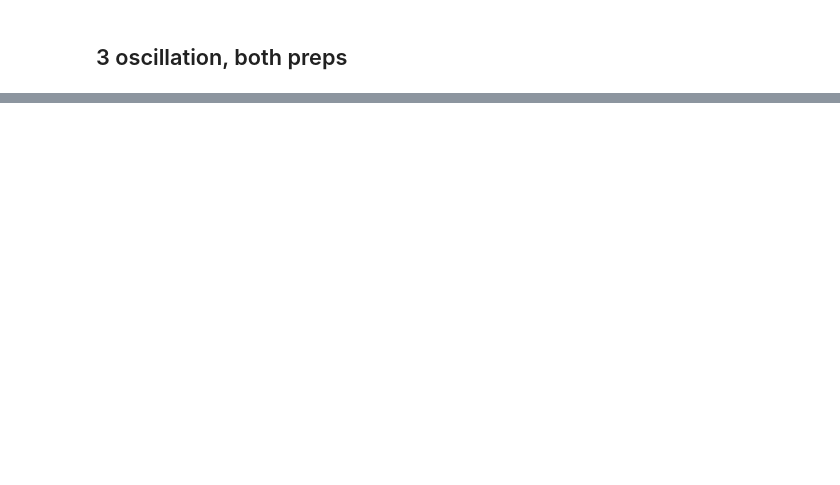
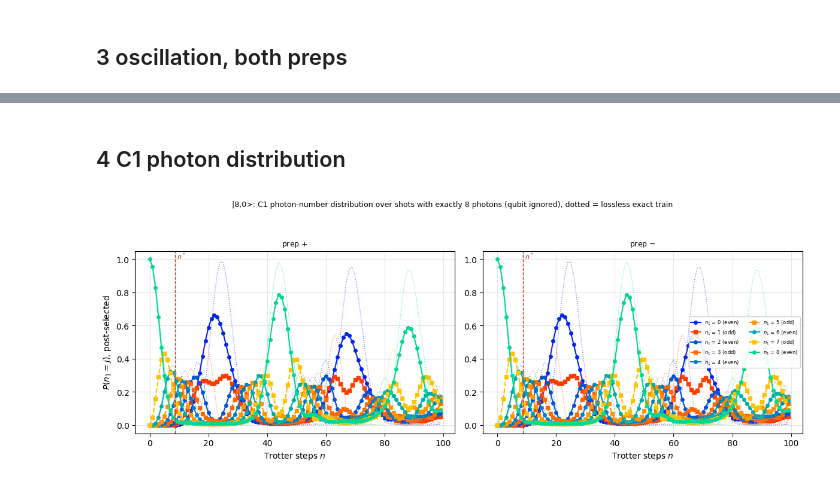
Before and after one commit to TunmayGerg/quantum-simulation-code, a Jupyter notebook: Quantum control/cswap_trotter_runtime_sim.ipynb, the cells around one changed output, grey strips where cells are left out. Cells and saved outputs as stored; diff of their text form; code cells hidden in the pictures; blank space fills up the shorter version.

```diff
--- a/Quantum control/cswap_trotter_runtime_sim.ipynb
+++ b/Quantum control/cswap_trotter_runtime_sim.ipynb
@@ -17,6 +17,7 @@ pulse really does give $P(\text{swapped}) = 1$.
 # %%
 import numpy as np                                     # arrays and math
 import qutip as qt                                     # master-equation solver
+import matplotlib                                      # colormaps
 import matplotlib.pyplot as plt                        # plots
 
 # ---- pulse times, as the config states them (ramp and flat, in seconds) -------------
@@ -40,10 +41,10 @@ n_star = (np.pi / 4) / theta                           # steps to a controlled S
 # ---- coherence times (assumptions -- edit these) -----------------------------------
 t1_c1 = 900e-6                                          # C1 photon lifetime
 t1_c2 = 130e-6                                          # C2 photon lifetime
-t2_c1 = 200e-6                                         # C1 total dephasing time
-t2_c2 = 200e-6                                         # C2 total dephasing time
-t1_qubit = 150e-6                                       # qubit relaxation
-t2_qubit = 70e-6                                       # qubit total dephasing time
+t2_c1 = 700e-6                                         # C1 total dephasing time
+t2_c2 = 250e-6                                         # C2 total dephasing time
+t1_qubit = 200e-6                                       # qubit relaxation
+t2_qubit = 350e-6                                       # qubit total dephasing time
 
 # ---- what the cavities start in -----------------------------------------------------
 # n_cav is levels per cavity: 2 is enough for one photon, 3 lets you prepare |2,0>. The whole
@@ -519,0 +582,52 @@ fig.tight_layout(rect=(0, 0, 1, 0.93))
+# %% [markdown]
+## 4 C1 photon distribution
+# %%
+# P(n1 = j) against Trotter step over post-selected shots, one curve per photon number. The
+# dashed reference is the lossless answer of CSWAP_TROTTER_SCALING.md section 7: the photons
+# split independently and binomially, each transferring with probability sin^2(Theta), so
+#     P(n1 = j) = C(N, j) cos^(2j)(Theta) sin^(2(N-j))(Theta),   Theta = n * theta
+# BY_QUBIT False ignores the qubit outcome -- transfer out of a Fock state goes as sin^2, which
+# is even in the angle the qubit sets, so the unconditional partition is the plain binomial.
+# True draws a row per outcome, and those rows are COMPLEMENTARY rather than copies: section 7.5
+# locks the qubit to the PARITY of the k = N - n1 transferred photons, so qubit e carries
+# n1 = N (mod 2) and qubit g the rest. Weight on the wrong parity is leakage, and it grows with
+# the train as loss breaks the correlation.
+from math import comb
+BY_QUBIT = False
+
+N = postselect_photons
+rows = 2 if BY_QUBIT else 1
+fig, axs = plt.subplots(rows, len(preps), figsize=(12, 8.2 if BY_QUBIT else 4.6), squeeze=False)
+# Even photon numbers get a COOL ramp and odd ones a WARM ramp, brightness rising with j.
+# Parity is the physics here -- the qubit outcome is locked to it (section 7.5), so the two
+# families never mix -- and it gets the strong visual channel; a single sequential ramp made
+# curves of opposite parity look adjacent when they are precisely the ones that never mix.
+cool, warm = matplotlib.colormaps["winter"], matplotlib.colormaps["autumn"]
+photon_colour = lambda j: (cool if j % 2 == 0 else warm)(0.15 + 0.7 * j / max(levels - 1, 1))
+fine = np.linspace(0, max(steps), 300)
+for r in range(rows):
+    for c, prep in enumerate(preps):
+        ax = axs[r][c]
+        values = ps_c1_dist[c] if not BY_QUBIT else ps_c1_dist_by_qubit[r][c]
+        for j in range(levels):
+            colour = photon_colour(j)
+            ax.plot(x, values[:, j], "-o" if j % 2 == 0 else "--s", color=colour, markersize=4,
+                    label=f"$n_1$ = {j}" + (" (even)" if j % 2 == 0 else " (odd)"))
+            ax.plot(train_ref_x, train_ref[:, j], ":", color=colour, lw=0.9, alpha=0.6)
+        ax.set_xlabel("Trotter steps $n$")
+        ax.set_ylim(-0.05, 1.05)
+        ax.grid(True, alpha=0.3)
+        ax.axvline(n_star, color="#c0392b", ls="--", lw=1.0)
+        ax.text(n_star, 1.05, " $n^*$", color="#c0392b", fontsize=8, va="top")
+        ax.set_title(f"prep ${prep}$" + (f", qubit ${'g' if r == 0 else 'e'}$" if BY_QUBIT
+                                         else ""), fontsize=9)
+        if c == 0:
+            ax.set_ylabel("$P(n_1 = j)$, post-selected")
+axs[0][-1].legend(fontsize=6, ncol=2, loc="center right", framealpha=0.9)
+fig.suptitle(f"{prep_label}: C1 photon-number distribution over shots with exactly {N} "
+             f"photon{'s' if N != 1 else ''}"
+             + (" split by qubit outcome" if BY_QUBIT else " (qubit ignored)")
+             + ", dotted = lossless exact train", fontsize=9)
+fig.tight_layout(rect=(0, 0, 1, 0.93))
+# %% [output]
+[figure, added]
```
Also changed, not shown: parts of 7 cells of this notebook, 12 other files.
